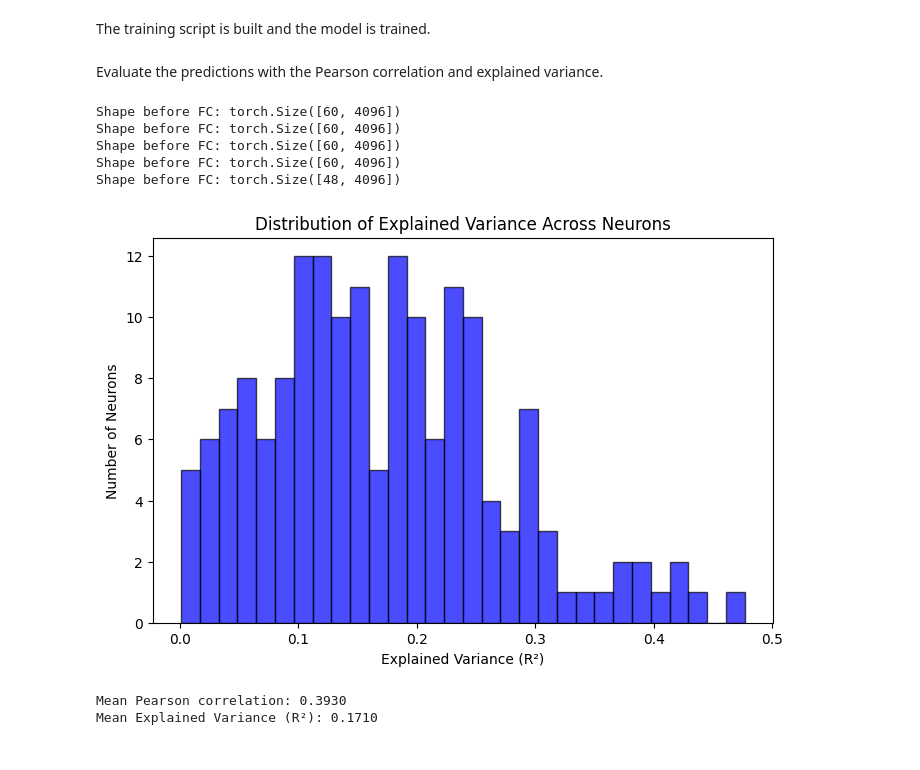
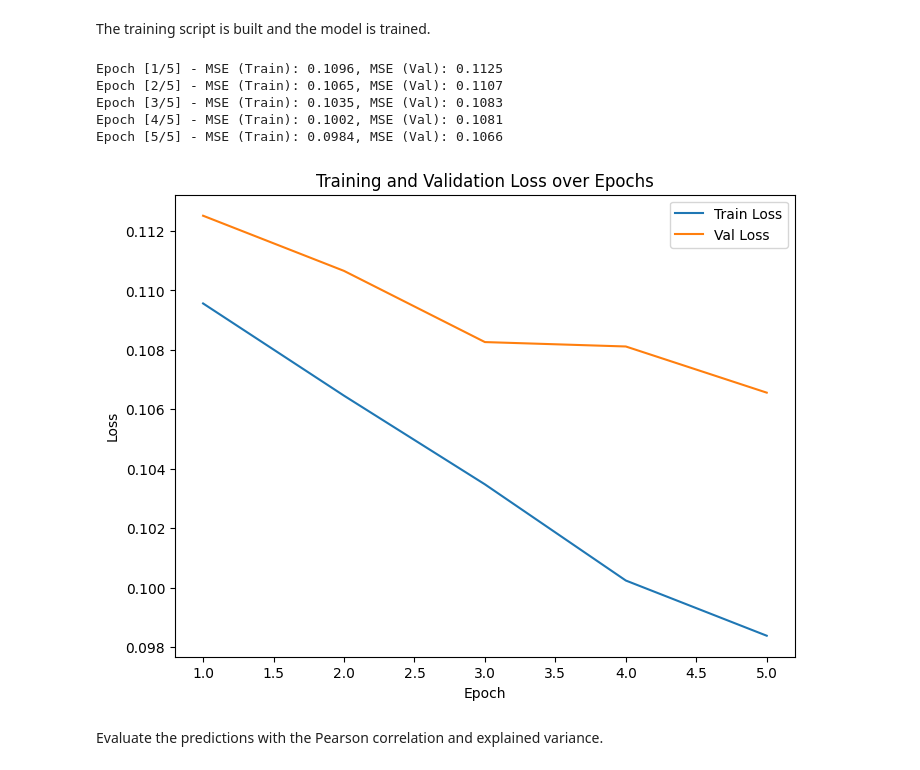
Before and after one commit to nieldab7/NX-414-Project, a Jupyter notebook: week7.ipynb, the cells around one changed output. Saved outputs shown, nothing was run; the diff lists cells and outputs as text; code cells hidden in the pictures.

```diff
--- a/week7.ipynb
+++ b/week7.ipynb
@@ -268,7 +268,14 @@ def plot_loss(train_losses, val_losses, num_epochs):
     plt.show()
 # %%
 ### Train the model
-train_model(model, train_loader, val_loader, criterion, optimizer, num_epochs=3)
+train_model(model, train_loader, val_loader, criterion, optimizer, num_epochs=5)
+# %% [output]
+Epoch [1/5] - MSE (Train): 0.1096, MSE (Val): 0.1125
+Epoch [2/5] - MSE (Train): 0.1065, MSE (Val): 0.1107
+Epoch [3/5] - MSE (Train): 0.1035, MSE (Val): 0.1083
+Epoch [4/5] - MSE (Train): 0.1002, MSE (Val): 0.1081
+Epoch [5/5] - MSE (Train): 0.0984, MSE (Val): 0.1066
+[figure, added]
 # %% [markdown]
 Evaluate the predictions with the Pearson correlation and explained variance.
 # %%
@@ -284,13 +291,4 @@ def get_predictions(model, loader):
     return np.concatenate(all_preds), np.concatenate(all_labels)
 
 preds, labels = get_predictions(model, val_loader)
-# %% [output]
-Shape before FC: torch.Size([60, 4096])
-Shape before FC: torch.Size([60, 4096])
-Shape before FC: torch.Size([60, 4096])
-Shape before FC: torch.Size([60, 4096])
-Shape before FC: torch.Size([48, 4096])
-[figure, removed]
-Mean Pearson correlation: 0.3930
-Mean Explained Variance (R²): 0.1710
 # %%
```
Also changed, not shown: parts of 3 cells of this notebook.
